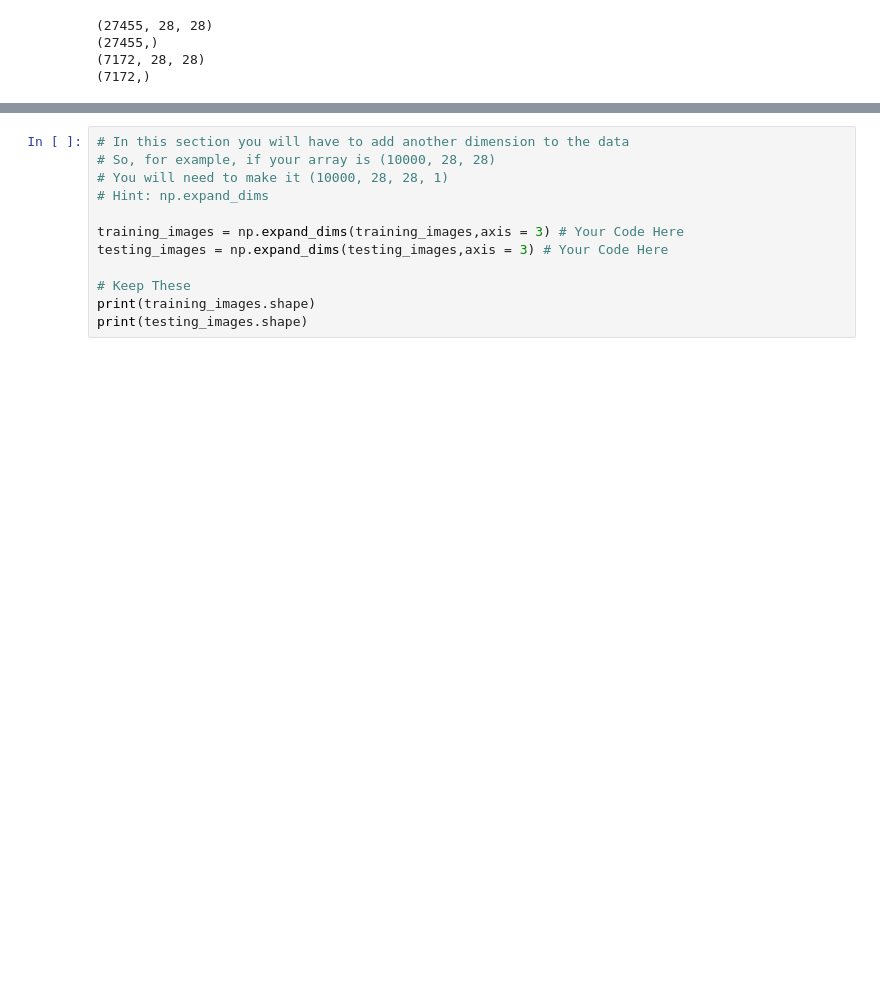
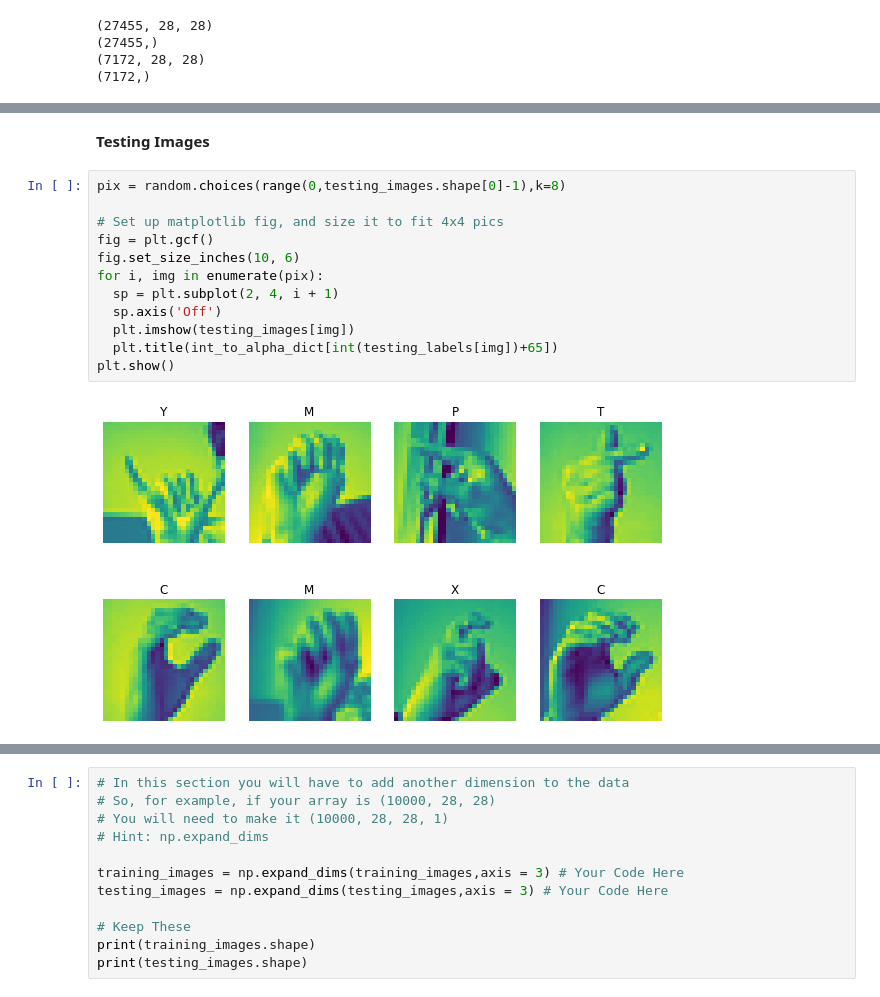
Before and after one commit to rawat999/tensorflow-coursera, a Jupyter notebook: Exercise_8_Multi_Class_Classification.ipynb, the cells around one changed output, grey strips where cells are left out. Saved outputs shown, nothing was run; the diff lists cells and outputs as text; blank space fills up the shorter version.

```diff
--- a/Exercise_8_Multi_Class_Classification.ipynb
+++ b/Exercise_8_Multi_Class_Classification.ipynb
@@ -99,0 +132,16 @@ print(testing_labels.shape)
+# %% [markdown]
+**Testing Images**
+# %%
+pix = random.choices(range(0,testing_images.shape[0]-1),k=8)
+
+# Set up matplotlib fig, and size it to fit 4x4 pics
+fig = plt.gcf()
+fig.set_size_inches(10, 6)
+for i, img in enumerate(pix):
+  sp = plt.subplot(2, 4, i + 1)
+  sp.axis('Off')
+  plt.imshow(testing_images[img])
+  plt.title(int_to_alpha_dict[int(testing_labels[img])+65])
+plt.show()
+# %% [output]
+[figure, added]
```
Also changed, not shown: parts of 9 cells of this notebook.
